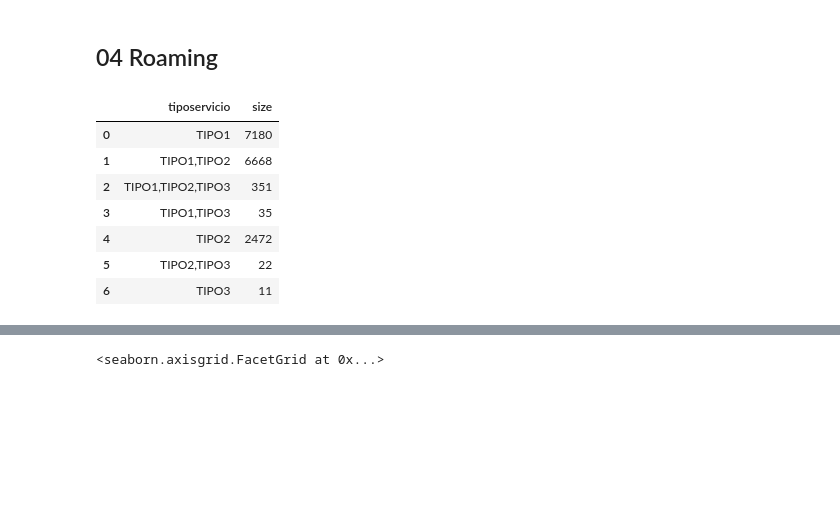
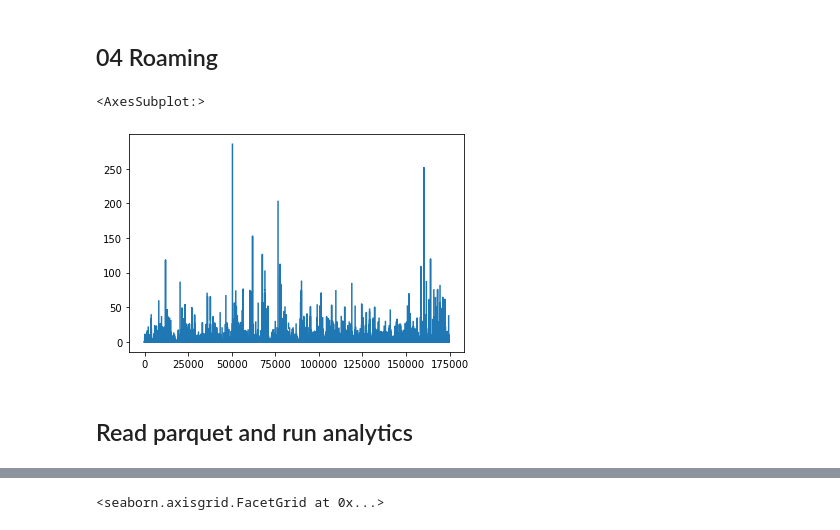
Before and after one commit to JordanKingPeru/datathon-entel-2022-reto1, a Jupyter notebook: 02Notebook/01EDA.ipynb, the cells around one changed output, grey strips where cells are left out. Saved outputs shown, nothing was run; the diff lists cells and outputs as text; code cells hidden in the pictures; blank space fills up the shorter version.

```diff
--- a/02Notebook/01EDA.ipynb
+++ b/02Notebook/01EDA.ipynb
@@ -261,14 +257,10 @@ df_roa = lower_columns(df_roa)
 df_roa.rename(columns={'periodo':'numperiodo'},inplace=True)
 df_roa['fechatrafico'] = pd.to_datetime(df_roa['fechatrafico'], format='%d/%m/%Y')
 df_roa.groupby(['numperiodo','fechatrafico'],as_index=False).agg({'fechatrafico':['min','max'],'tiposervicio':'count'})#.sort_values('tiposervicio',ascending=False).head(10)
-df_roa[['nro_telefono_hash','numperiodo','tiposervicio']].drop_duplicates().sort_values('tiposervicio')\
-                                                        .groupby(['nro_telefono_hash','numperiodo'],as_index=False)['tiposervicio'].apply(','.join).groupby('tiposervicio',as_index=False).size()
+df_tiposervicio = df_roa[['nro_telefono_hash','numperiodo','tiposervicio']].drop_duplicates().sort_values('tiposervicio')\
+                                                        .groupby(['nro_telefono_hash','numperiodo'],as_index=False)['tiposervicio'].apply(''.join)#.groupby('tiposervicio',as_index=False).size()
-# %% [output]
-|  | tiposervicio | size |
-| 0 | TIPO1 | 7180 |
-| 1 | TIPO1,TIPO2 | 6668 |
-| 2 | TIPO1,TIPO2,TIPO3 | 351 |
-| 3 | TIPO1,TIPO3 | 35 |
-| 4 | TIPO2 | 2472 |
-| 5 | TIPO2,TIPO3 | 22 |
-| 6 | TIPO3 | 11 |
+# %%
+df_roa.minutos.plot()
+# %% [output]
+<AxesSubplot:>
+[figure, added]
@@ -274,0 +277,2 @@ df_roa[['nro_telefono_hash','numperiodo','tiposervicio']].drop_duplicates().sort
+# %% [markdown]
+## Read parquet and run analytics
```
Also changed, not shown: parts of 27 cells of this notebook, 12 other files.
